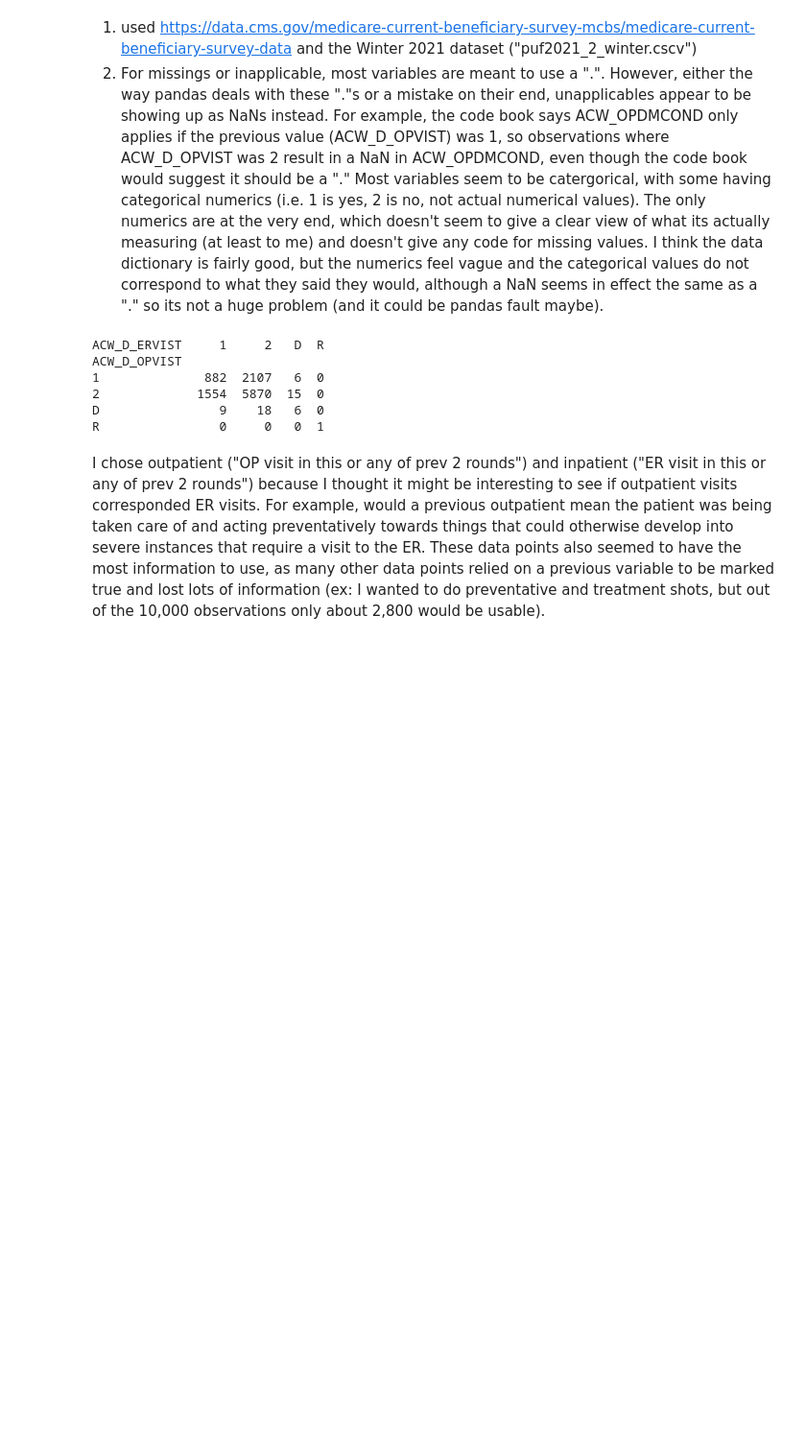
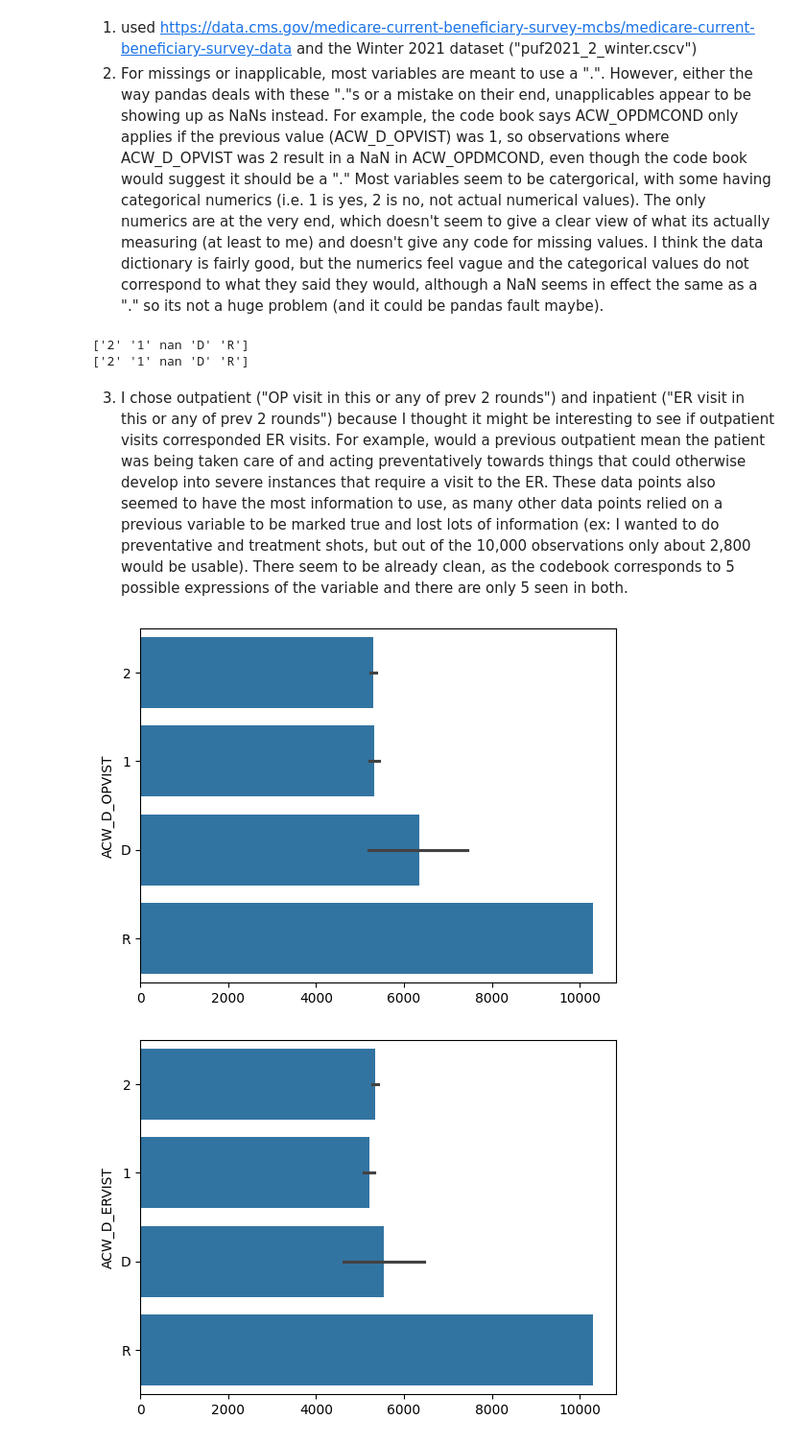
Before and after one commit to JulianKrese/visualization, a Jupyter notebook: assignment/assignment.ipynb, the cells around one changed output. Shown at 96% size. Cells and saved outputs as stored; diff of their text form; code cells hidden in the pictures; blank space fills up the shorter version.

```diff
--- a/assignment/assignment.ipynb
+++ b/assignment/assignment.ipynb
@@ -248,13 +248,20 @@ df.head()
 # treatment = "ACW_OPDTSHOT"  # treatment shot
 OP = "ACW_D_OPVIST"  # outpatient
 ER = "ACW_D_ERVIST"  # inpatient
-print(pd.crosstab(df[OP], df[ER]))
+
+print(df[OP].unique())
+print(df[ER].unique())
 # %% [output]
-ACW_D_ERVIST     1     2   D  R
-ACW_D_OPVIST
-1              882  2107   6  0
-2             1554  5870  15  0
-D                9    18   6  0
-R                0     0   0  1
+['2' '1' nan 'D' 'R']
+['2' '1' nan 'D' 'R']
 # %% [markdown]
-I chose outpatient ("OP visit in this or any of prev 2 rounds") and inpatient ("ER visit in this or any of prev 2 rounds") because I thought it might be interesting to see if outpatient visits corresponded ER visits. For example, would a previous outpatient mean the patient was being taken care of and acting preventatively towards things that could otherwise develop into severe instances that require a visit to the ER. These data points also seemed to have the most information to use, as many other data points relied on a previous variable to be marked true and lost lots of information (ex: I wanted to do preventative and treatment shots, but out of the 10,000 observations only about 2,800 would be usable).
+3. I chose outpatient ("OP visit in this or any of prev 2 rounds") and inpatient ("ER visit in this or any of prev 2 rounds") because I thought it might be interesting to see if outpatient visits corresponded ER visits. For example, would a previous outpatient mean the patient was being taken care of and acting preventatively towards things that could otherwise develop into severe instances that require a visit to the ER. These data points also seemed to have the most information to use, as many other data points relied on a previous variable to be marked true and lost lots of information (ex: I wanted to do preventative and treatment shots, but out of the 10,000 observations only about 2,800 would be usable).
+There seem to be already clean, as the codebook corresponds to 5 possible expressions of the variable and there are only 5 seen in both.
+# %%
+sns.barplot(df[OP])
+plt.show()
+sns.barplot(df[ER])
+plt.show()
+# %% [output]
+[figure, added]
+[figure, added]
```
Also changed, not shown: parts of 6 cells of this notebook.
